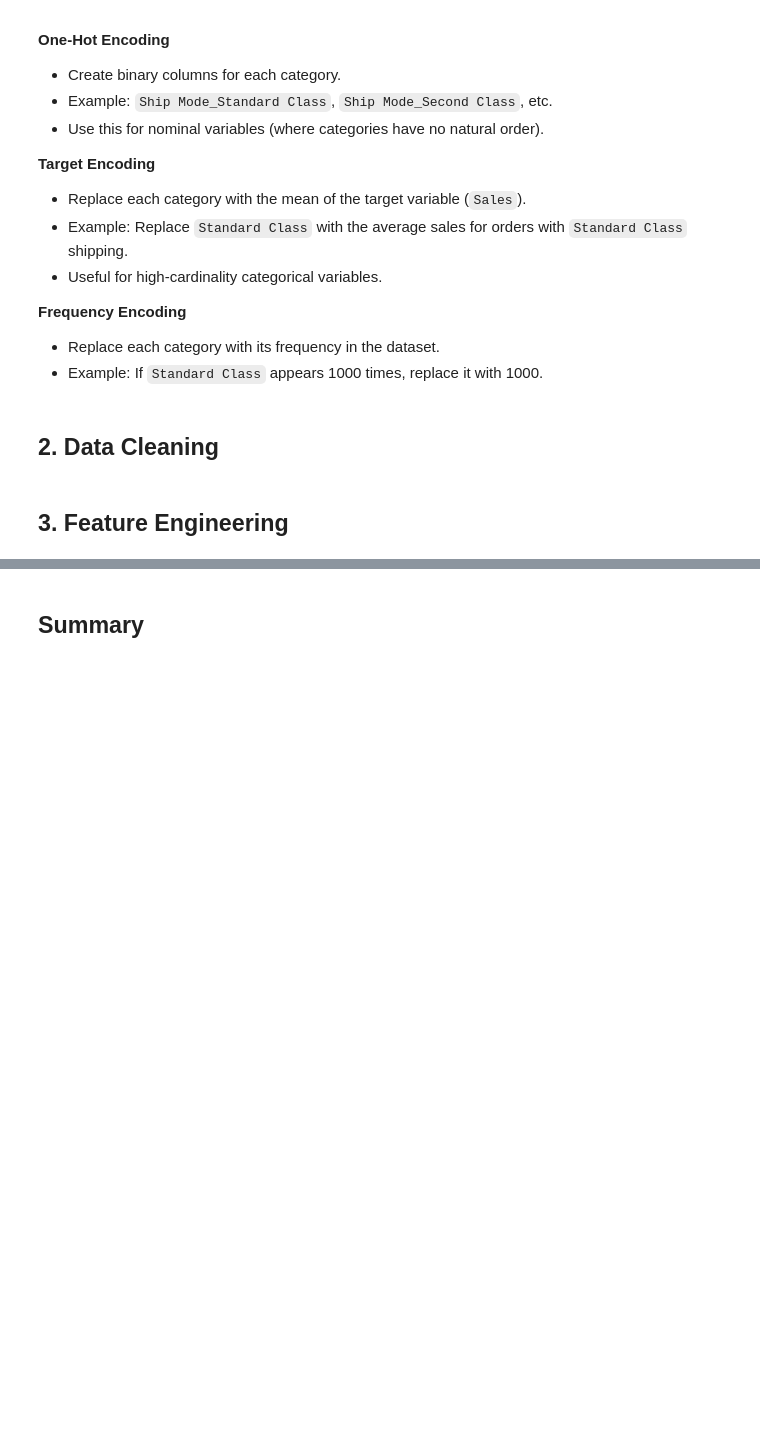
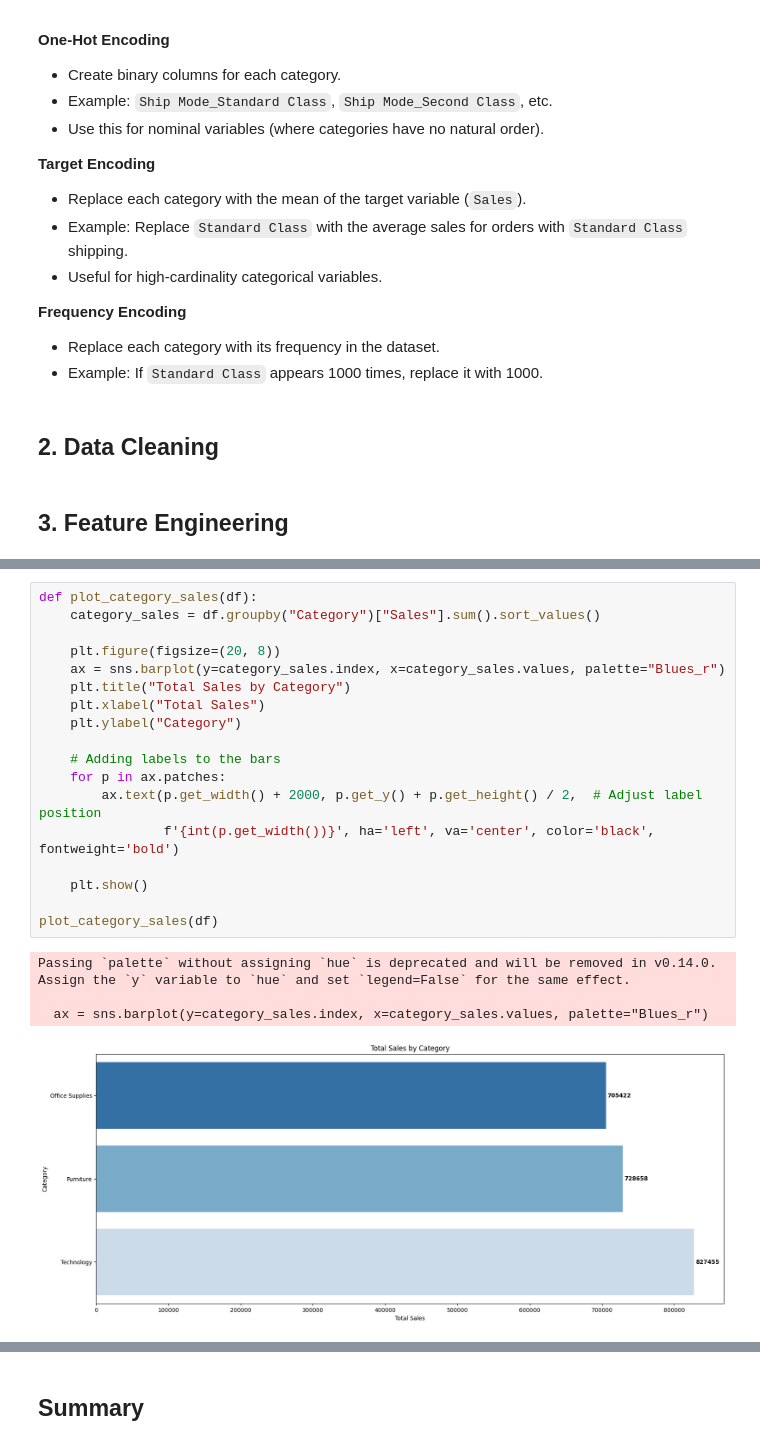
Before and after one commit to AbdallahGasem/Sales-Forecasting-and-Demand-Prediction, a Jupyter notebook: Milestones/M1/EDA-BASE.ipynb, the cells around one changed output, grey strips where cells are left out. Saved outputs shown, nothing was run; the diff lists cells and outputs as text; blank space fills up the shorter version.

```diff
--- a/Milestones/M1/EDA-BASE.ipynb
+++ b/Milestones/M1/EDA-BASE.ipynb
@@ -411,0 +512,23 @@ Categorical variables like `Ship Mode`, `Category`, and `Region` need to be conv
+# %%
+def plot_category_sales(df):
+    category_sales = df.groupby("Category")["Sales"].sum().sort_values()
+
+    plt.figure(figsize=(20, 8))
+    ax = sns.barplot(y=category_sales.index, x=category_sales.values, palette="Blues_r")
+    plt.title("Total Sales by Category")
+    plt.xlabel("Total Sales")
+    plt.ylabel("Category")
+
+    # Adding labels to the bars
+    for p in ax.patches:
+        ax.text(p.get_width() + 2000, p.get_y() + p.get_height() / 2,  # Adjust label position
+                f'{int(p.get_width())}', ha='left', va='center', color='black', fontweight='bold')
+
+    plt.show()
+
+plot_category_sales(df)
+# %% [output]
+Passing `palette` without assigning `hue` is deprecated and will be removed in v0.14.0. Assign the `y` variable to `hue` and set `legend=False` for the same effect.
+
+  ax = sns.barplot(y=category_sales.index, x=category_sales.values, palette="Blues_r")
+[figure, added]
```
Also changed, not shown: parts of 34 cells of this notebook.
